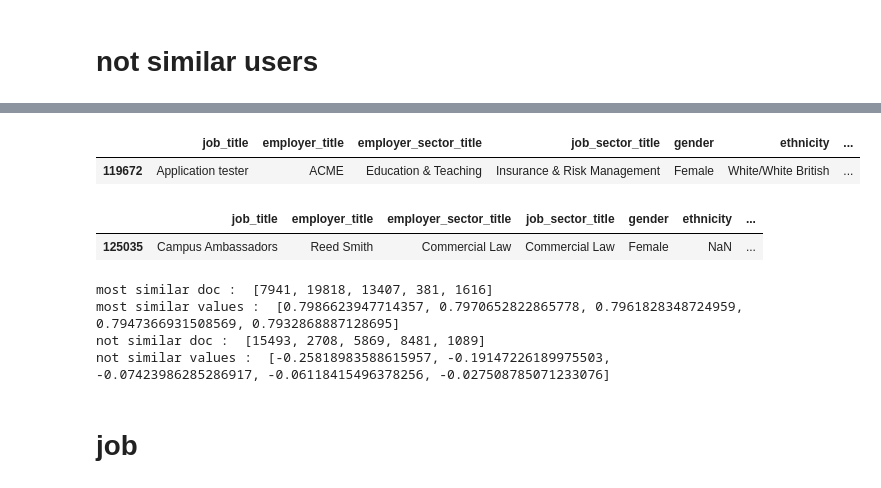
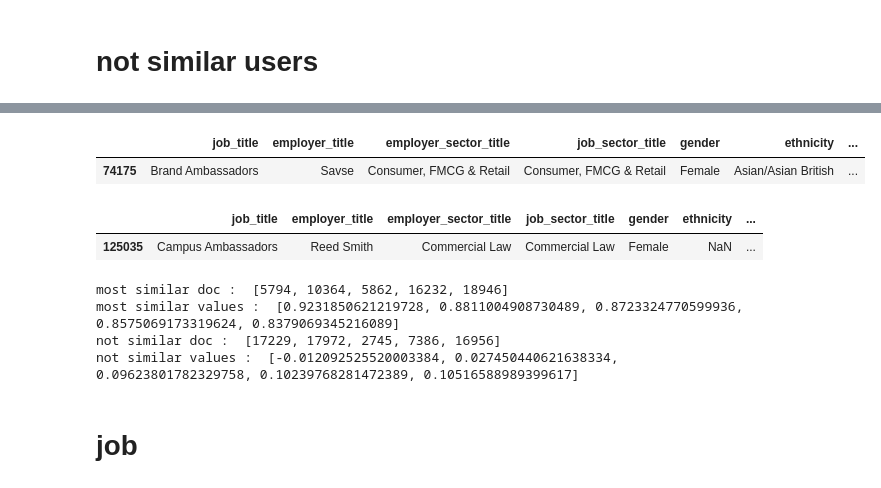
Before and after one commit to Lassanabright/Bright_Network-Data_Science, a Jupyter notebook: Word_Embedding.ipynb, the cells around one changed output, grey strips where cells are left out. Drawn from its saved outputs; the diff is of its cells as text; code cells hidden in the pictures.

```diff
--- a/Word_Embedding.ipynb
+++ b/Word_Embedding.ipynb
@@ -647,9 +524,9 @@ train[train["user_id"]==152468][['job_title','employer_title', 'employer_sector_
 # %%
-train[train["user_id"]==194398][['job_title','employer_title', 'employer_sector_title', 'job_sector_title', 'gender',
+train[train["user_id"]==119699][['job_title','employer_title', 'employer_sector_title', 'job_sector_title', 'gender',
        'ethnicity', 'university_name', 'degree_subject_name', 'user_preference']].tail(7)
 # %% [output]
 |  | job_title | employer_title | employer_sector_title | job_sector_title | gender | ethnicity | ... |
-| 119672 | Application tester | ACME | Education & Teaching | Insurance & Risk Management | Female | White/White British | ... |
+| 74175 | Brand Ambassadors | Savse | Consumer, FMCG & Retail | Consumer, FMCG & Retail | Female | Asian/Asian British | ... |
 # %%
 train[train["user_id"]==98253][['job_title','employer_title', 'employer_sector_title', 'job_sector_title', 'gender',
        'ethnicity', 'university_name', 'degree_subject_name', 'user_preference']].tail(7)
@@ -695,12 +572,12 @@ def clean_similarity(x):
         res.append(content)
     return res
 # %%
-get_similar_doc(X_train, 5000, 5)
+get_similar_doc(X_train, 1235, 5)
 # %% [output]
-most similar doc :  [7941, 19818, 13407, 381, 1616]
-most similar values :  [0.7986623947714357, 0.7970652822865778, 0.7961828348724959, 0.7947366931508569, 0.7932868887128695]
-not similar doc :  [15493, 2708, 5869, 8481, 1089]
-not similar values :  [-0.25818983588615957, -0.19147226189975503, -0.07423986285286917, -0.06118415496378256, -0.027508785071233076]
+most similar doc :  [5794, 10364, 5862, 16232, 18946]
+most similar values :  [0.9231850621219728, 0.8811004908730489, 0.8723324770599936, 0.8575069173319624, 0.8379069345216089]
+not similar doc :  [17229, 17972, 2745, 7386, 16956]
+not similar values :  [-0.012092525520003384, 0.027450440621638334, 0.09623801782329758, 0.10239768281472389, 0.10516588989399617]
 # %%
 data_similarity=clean_similarity(train_job_info)
 # %% [markdown]
```
Also changed, not shown: parts of 45 cells of this notebook.
